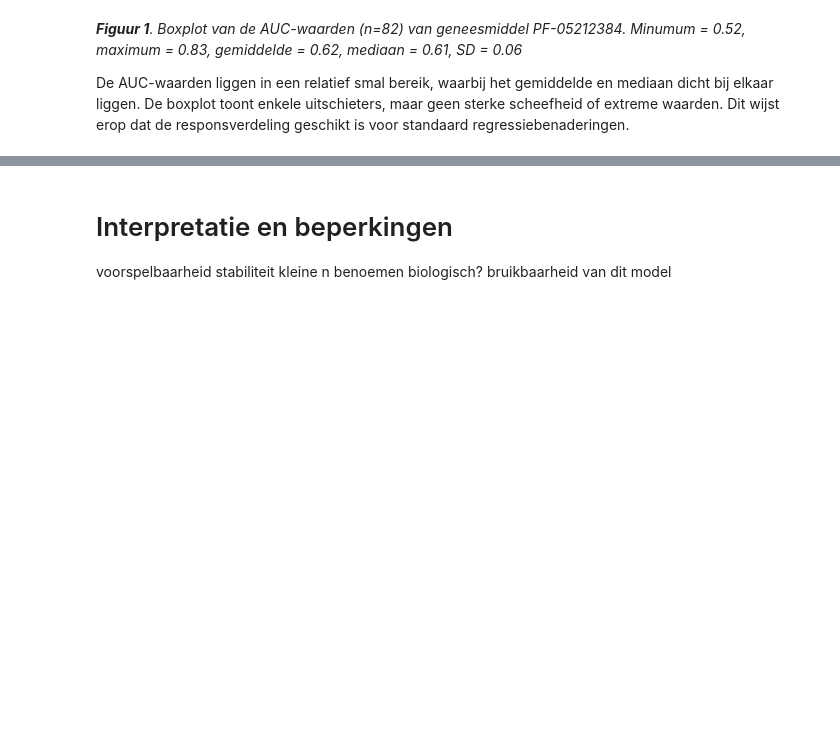
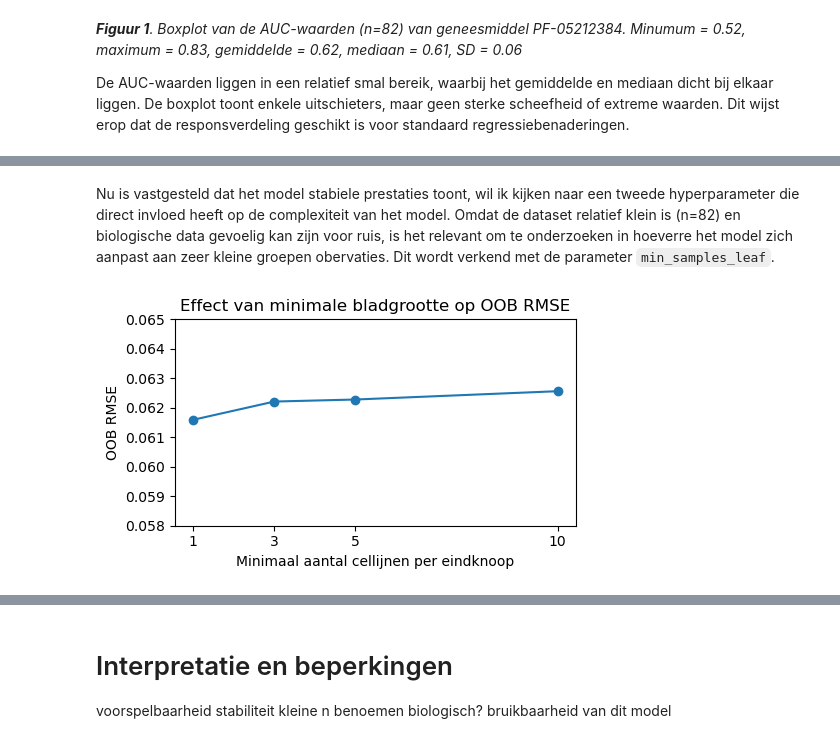
Before and after one commit to ProjecticumDlerpDs/ml_oncoresponse, a Jupyter notebook: notebooks/dv3_model_evaluatie.ipynb, the cells around one changed output, grey strips where cells are left out. Cells and saved outputs as stored; diff of their text form; code cells hidden in the pictures; blank space fills up the shorter version.

```diff
--- a/notebooks/dv3_model_evaluatie.ipynb
+++ b/notebooks/dv3_model_evaluatie.ipynb
@@ -181,0 +274,41 @@ Gebruik van OOB om keuzes te onderbouwen
+# %% [markdown]
+Nu is vastgesteld dat het model stabiele prestaties toont, wil ik kijken naar een tweede hyperparameter die direct invloed heeft op de complexiteit van het model. Omdat de dataset relatief klein is (n=82) en biologische data gevoelig kan zijn voor ruis, is het relevant om te onderzoeken in hoeverre het model zich aanpast aan zeer kleine groepen obervaties. Dit wordt verkend met de parameter `min_samples_leaf`.
+# %%
+from sklearn.ensemble import RandomForestRegressor
+from sklearn.metrics import mean_squared_error
+import numpy as np
+import matplotlib.pyplot as plt
+
+leaf_sizes = [1, 3, 5, 10]
+oob_rmse_leaf = []
+
+for leaf in leaf_sizes:
+    rf = RandomForestRegressor(
+        n_estimators=300,
+        criterion="squared_error",
+        max_features="sqrt",
+        max_depth=None,
+        min_samples_leaf=leaf,
+        oob_score=True,
+        random_state=17,
+        n_jobs=-1
+    )
+
+    rf.fit(X_aligned, y_aligned)
+    oob_pred = rf.oob_prediction_
+    oob_rmse = np.sqrt(mean_squared_error(y_aligned, oob_pred))
+    oob_rmse_leaf.append(oob_rmse)
+
+
+# Plot
+plt.figure(figsize=(5,3))
+plt.plot(leaf_sizes, oob_rmse_leaf, marker='o')
+plt.xlabel("Minimaal aantal cellijnen per eindknoop")
+plt.ylabel("OOB RMSE")
+plt.title("Effect van minimale bladgrootte op OOB RMSE")
+plt.xticks(leaf_sizes)
+plt.ylim(0.058, 0.065)
+plt.tight_layout()
+plt.show()
+# %% [output]
+[figure, added]
```
Also changed, not shown: parts of 12 cells of this notebook.
